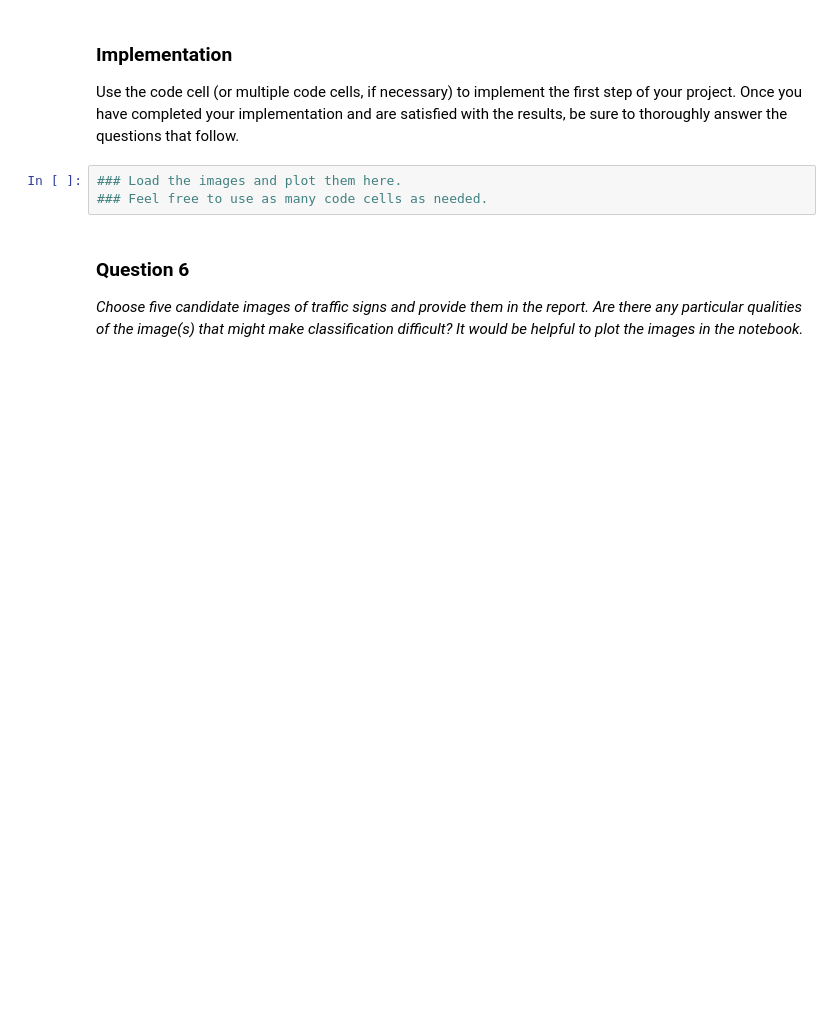
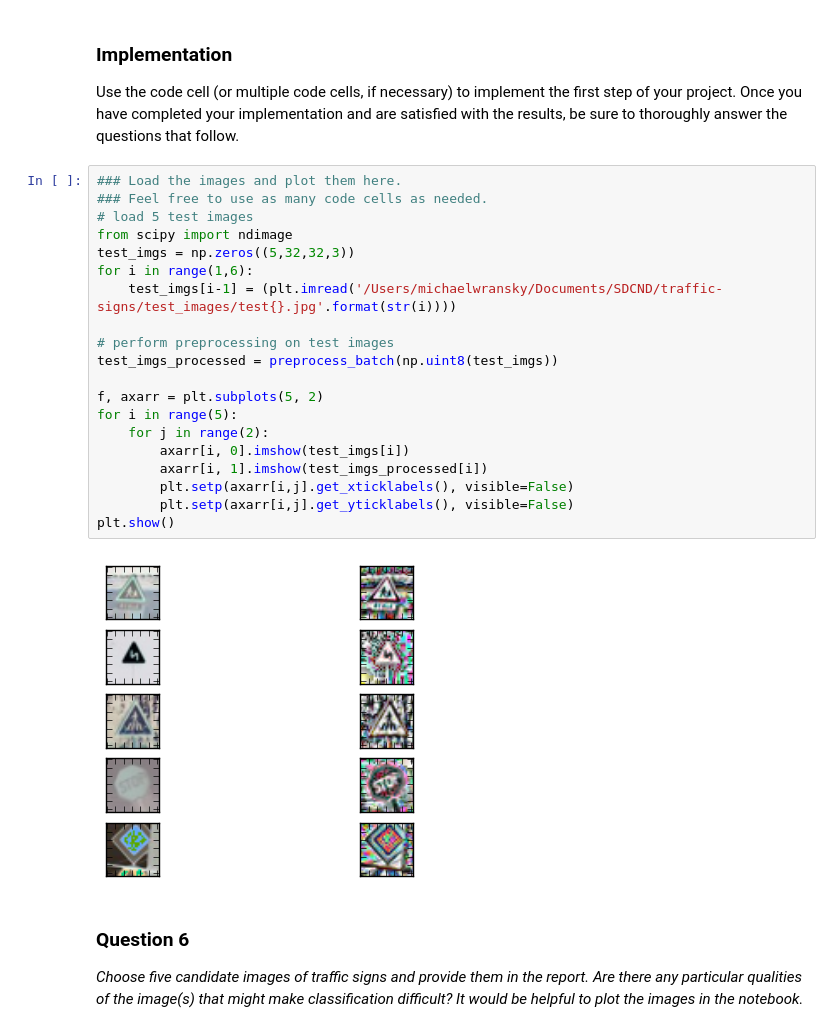
Before and after one commit to MWransky/traffic-signs, a Jupyter notebook: Traffic_Signs_Recognition.ipynb, the cells around one changed output. Saved outputs shown, nothing was run; the diff lists cells and outputs as text; blank space fills up the shorter version.

Commit message:
testing new images

```diff
--- a/Traffic_Signs_Recognition.ipynb
+++ b/Traffic_Signs_Recognition.ipynb
@@ -474,9 +474,28 @@ You may find `signnames.csv` useful as it contains mappings from the class id (i
 ### Implementation
 
 Use the code cell (or multiple code cells, if necessary) to implement the first step of your project. Once you have completed your implementation and are satisfied with the results, be sure to thoroughly answer the questions that follow.
-# %%
-### Load the images and plot them here.
-### Feel free to use as many code cells as needed.
+# %%
+### Load the images and plot them here.
+### Feel free to use as many code cells as needed.
+# load 5 test images
+from scipy import ndimage
+test_imgs = np.zeros((5,32,32,3))
+for i in range(1,6):
+    test_imgs[i-1] = (plt.imread('/Users/michaelwransky/Documents/SDCND/traffic-signs/test_images/test{}.jpg'.format(str(i))))
+
+# perform preprocessing on test images
+test_imgs_processed = preprocess_batch(np.uint8(test_imgs))
+
+f, axarr = plt.subplots(5, 2)
+for i in range(5):
+    for j in range(2):
+        axarr[i, 0].imshow(test_imgs[i])
+        axarr[i, 1].imshow(test_imgs_processed[i])
+        plt.setp(axarr[i,j].get_xticklabels(), visible=False)
+        plt.setp(axarr[i,j].get_yticklabels(), visible=False)
+plt.show()
+# %% [output]
+[figure, added]
 # %% [markdown]
 ### Question 6
 
```
Also changed, not shown: parts of 2 cells of this notebook.
